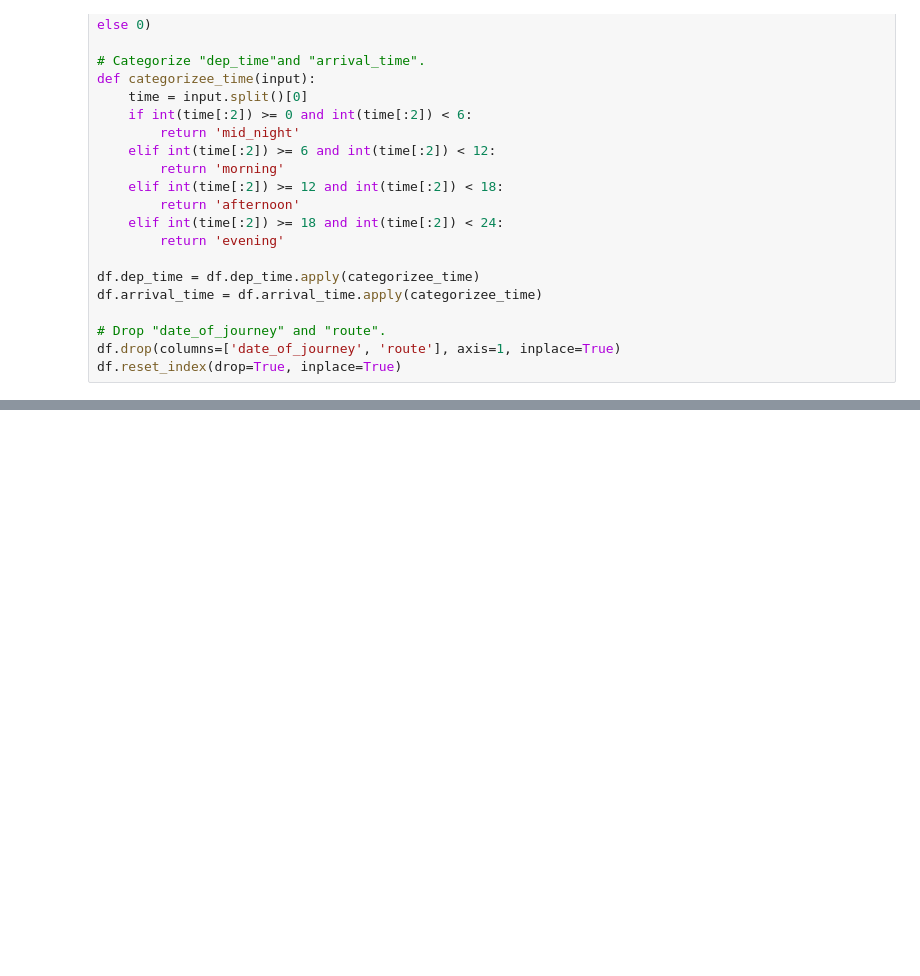
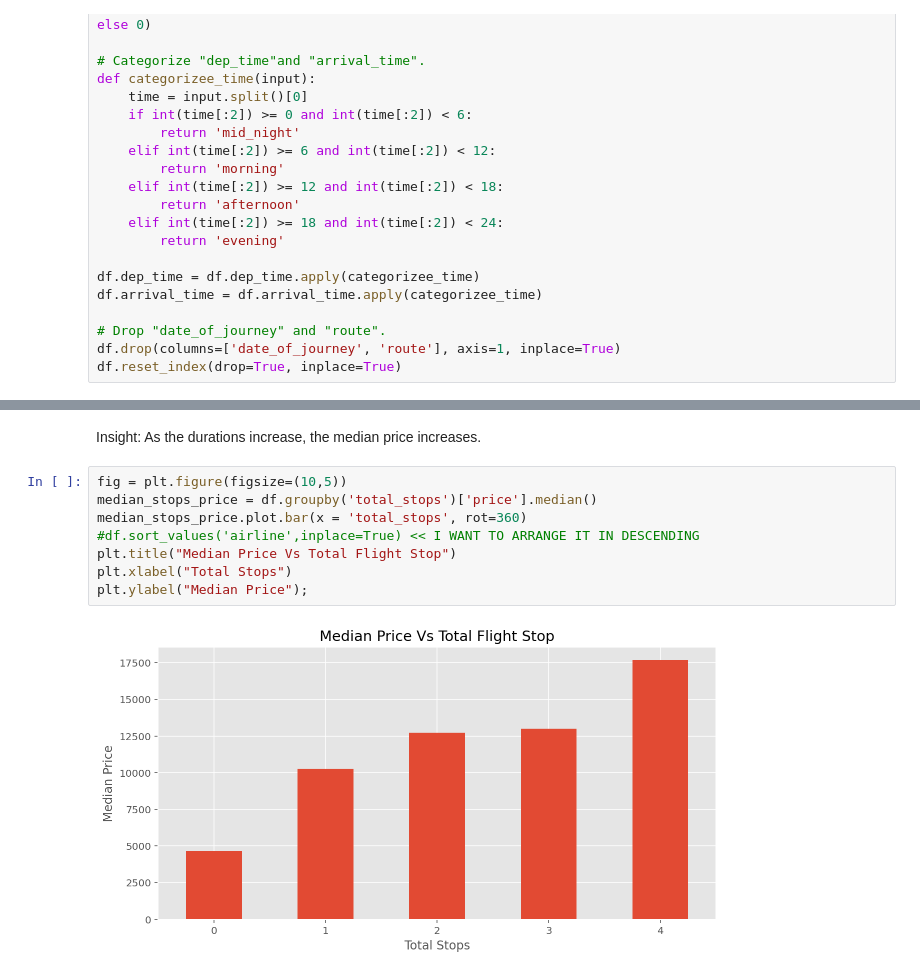
Before and after one commit to aeprogress/flights-price-ml, a Jupyter notebook: src/main.ipynb, the cells around one changed output, grey strips where cells are left out. Drawn from its saved outputs; the diff is of its cells as text; blank space fills up the shorter version.

```diff
--- a/src/main.ipynb
+++ b/src/main.ipynb
@@ -115,0 +192,12 @@ df.sample(2)
+# %% [markdown]
+Insight: As the durations increase, the median price increases.
+# %%
+fig = plt.figure(figsize=(10,5))
+median_stops_price = df.groupby('total_stops')['price'].median()
+median_stops_price.plot.bar(x = 'total_stops', rot=360)
+#df.sort_values('airline',inplace=True) << I WANT TO ARRANGE IT IN DESCENDING
+plt.title("Median Price Vs Total Flight Stop")
+plt.xlabel("Total Stops")
+plt.ylabel("Median Price");
+# %% [output]
+[figure, added]
```
Also changed, not shown: parts of 23 cells of this notebook.
